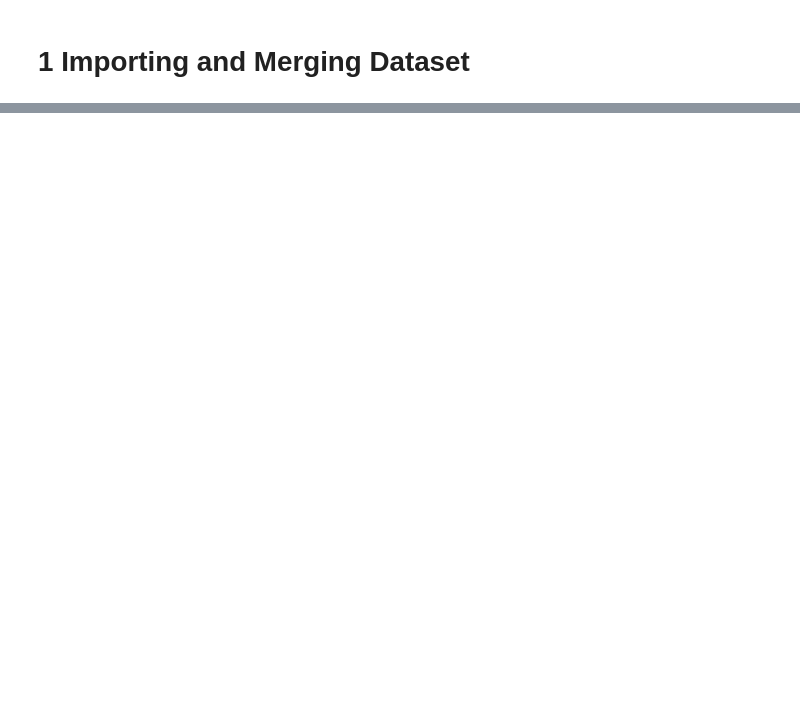
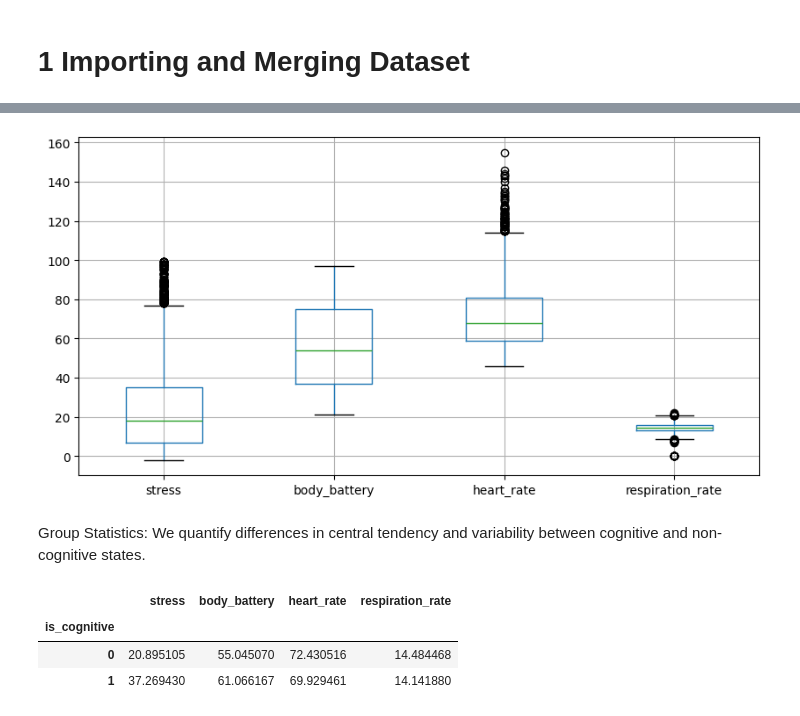
Before and after one commit to Xenoxort/ML4QS, a Jupyter notebook: notebooks/01_eda.ipynb, the cells around one changed output, grey strips where cells are left out. Cells and saved outputs as stored; diff of their text form; code cells hidden in the pictures; blank space fills up the shorter version.

```diff
--- a/notebooks/01_eda.ipynb
+++ b/notebooks/01_eda.ipynb
@@ -471,0 +215,9 @@ all_df["stress"].hist()
+# %%
+#EDA4: checking for physiological variables
+physiological_features = [
+    "stress",
+    "body_battery",
+    "heart_rate",
+    "respiration_rate"
+]
+full_df[physiological_features].describe()
@@ -471,0 +253,15 @@ all_df["stress"].hist()
+# %%
+full_df[physiological_features].boxplot(figsize=(10,5))
+plt.show()
+# %% [output]
+[figure, added]
+# %% [markdown]
+Group Statistics: We quantify differences in central tendency and variability between cognitive and non-cognitive states.
+# %%
+# Compare average physiological signals between classes
+full_df.groupby("is_cognitive")[physiological_features].mean()
+# %% [output]
+|  | stress | body_battery | heart_rate | respiration_rate |
+| is_cognitive |  |  |  |  |
+| 0 | 20.895105 | 55.045070 | 72.430516 | 14.484468 |
+| 1 | 37.269430 | 61.066167 | 69.929461 | 14.141880 |
```
Also changed, not shown: parts of 73 cells of this notebook, 2 other files.
